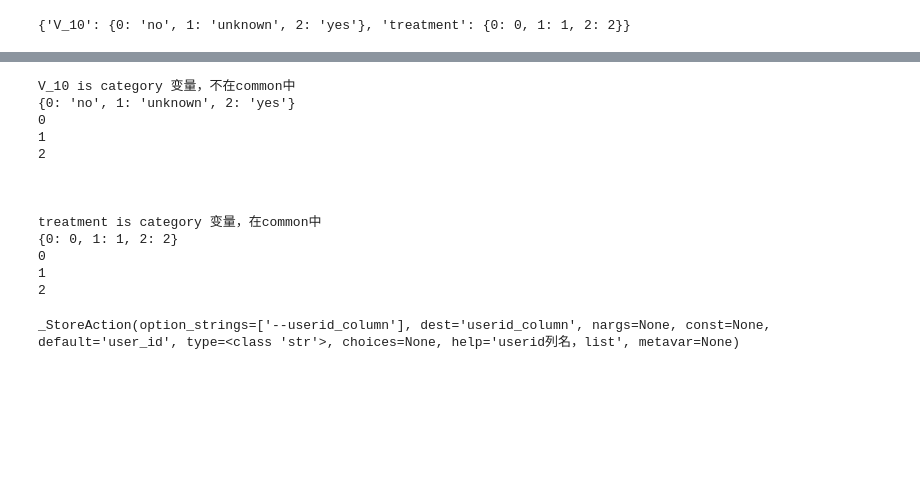
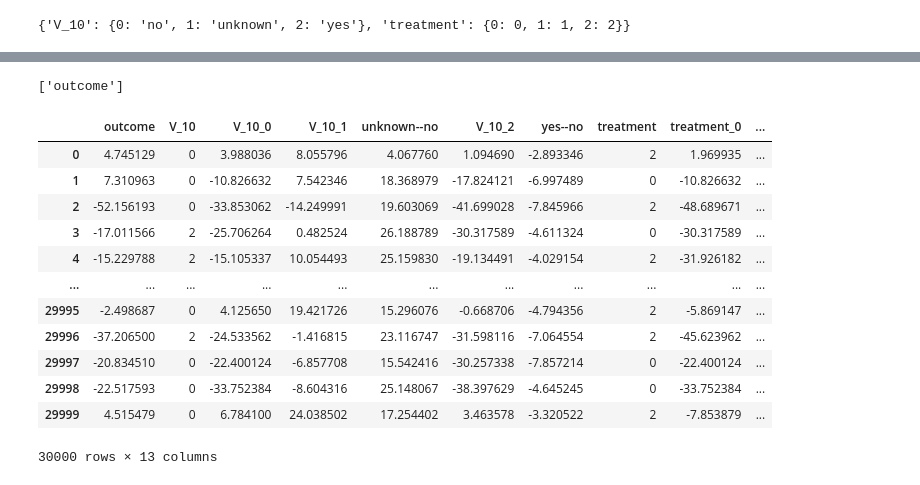
Before and after one commit to fuyazhou/causal-program, a Jupyter notebook: real_imprementation-LAST-因果推断模拟---整合.ipynb, the cells around one changed output, grey strips where cells are left out. Drawn from its saved outputs; the diff is of its cells as text; code cells hidden in the pictures; blank space fills up the shorter version.

```diff
--- a/real_imprementation-LAST-因果推断模拟---整合.ipynb
+++ b/real_imprementation-LAST-因果推断模拟---整合.ipynb
@@ -209,17 +309,0 @@ def inference(train, treatment_columns_category_dict, xgb, feature_columns,
-# %%
-m=inference(inference_data, treatment_columns_category_dict, xgb, feature_columns,
-              treatment_columns_category, treatment_columns_common, outcome_column, treatment_columns_continuous)
-# %% [output]
-V_10 is category 变量，不在common中
-{0: 'no', 1: 'unknown', 2: 'yes'}
-0
-1
-2
-
-
-
-treatment is category 变量，在common中
-{0: 0, 1: 1, 2: 2}
-0
-1
-2
@@ -253,14 +309,0 @@ parser = argparse.ArgumentParser()
-# %%
-parser.add_argument('--train_data_path', type=str, default="train_data",help="训练文件路径")
-parser.add_argument('--inference_data_path', type=str, default="inference_data",help="推理文件路径")
-parser.add_argument('--feature_columns', type=str, default="",help="所有的特征list")
-
-parser.add_argument('--treatment_columns_category', type=str, default="",help="枚举值的treatment，list")
-parser.add_argument('--treatment_columns_continuous', type=str, default="",help="连续值的treatment，dict")
-
-parser.add_argument('--treatment_columns_common', type=str, default="",help="预先定义的treatment，list")
-parser.add_argument('--outcome_column', type=str, default="",help="标签列名，list")
-parser.add_argument('--userid_column', type=str, default="user_id",help="userid列名，list")
-args = parser.parse_args()
-# %% [output]
-_StoreAction(option_strings=['--userid_column'], dest='userid_column', nargs=None, const=None, default='user_id', type=<class 'str'>, choices=None, help='userid列名，list', metavar=None)
@@ -271,0 +310,20 @@ a="{'V_6': [None, 10, 1],'V_7': [0.3, None, 0]}"
+# %%
+outcome_column
+# %% [output]
+['outcome']
+# %%
+auuc_pd
+# %% [output]
+|  | outcome | V_10 | V_10_0 | V_10_1 | unknown--no | V_10_2 | yes--no | treatment | treatment_0 | ... |
+| 0 | 4.745129 | 0 | 3.988036 | 8.055796 | 4.067760 | 1.094690 | -2.893346 | 2 | 1.969935 | ... |
+| 1 | 7.310963 | 0 | -10.826632 | 7.542346 | 18.368979 | -17.824121 | -6.997489 | 0 | -10.826632 | ... |
+| 2 | -52.156193 | 0 | -33.853062 | -14.249991 | 19.603069 | -41.699028 | -7.845966 | 2 | -48.689671 | ... |
+| 3 | -17.011566 | 2 | -25.706264 | 0.482524 | 26.188789 | -30.317589 | -4.611324 | 0 | -30.317589 | ... |
+| 4 | -15.229788 | 2 | -15.105337 | 10.054493 | 25.159830 | -19.134491 | -4.029154 | 2 | -31.926182 | ... |
+| ... | ... | ... | ... | ... | ... | ... | ... | ... | ... | ... |
+| 29995 | -2.498687 | 0 | 4.125650 | 19.421726 | 15.296076 | -0.668706 | -4.794356 | 2 | -5.869147 | ... |
+| 29996 | -37.206500 | 2 | -24.533562 | -1.416815 | 23.116747 | -31.598116 | -7.064554 | 2 | -45.623962 | ... |
+| 29997 | -20.834510 | 0 | -22.400124 | -6.857708 | 15.542416 | -30.257338 | -7.857214 | 0 | -22.400124 | ... |
+| 29998 | -22.517593 | 0 | -33.752384 | -8.604316 | 25.148067 | -38.397629 | -4.645245 | 0 | -33.752384 | ... |
+| 29999 | 4.515479 | 0 | 6.784100 | 24.038502 | 17.254402 | 3.463578 | -3.320522 | 2 | -7.853879 | ... |
+30000 rows × 13 columns
```
Also changed, not shown: parts of 29 cells of this notebook, 4 other files.
